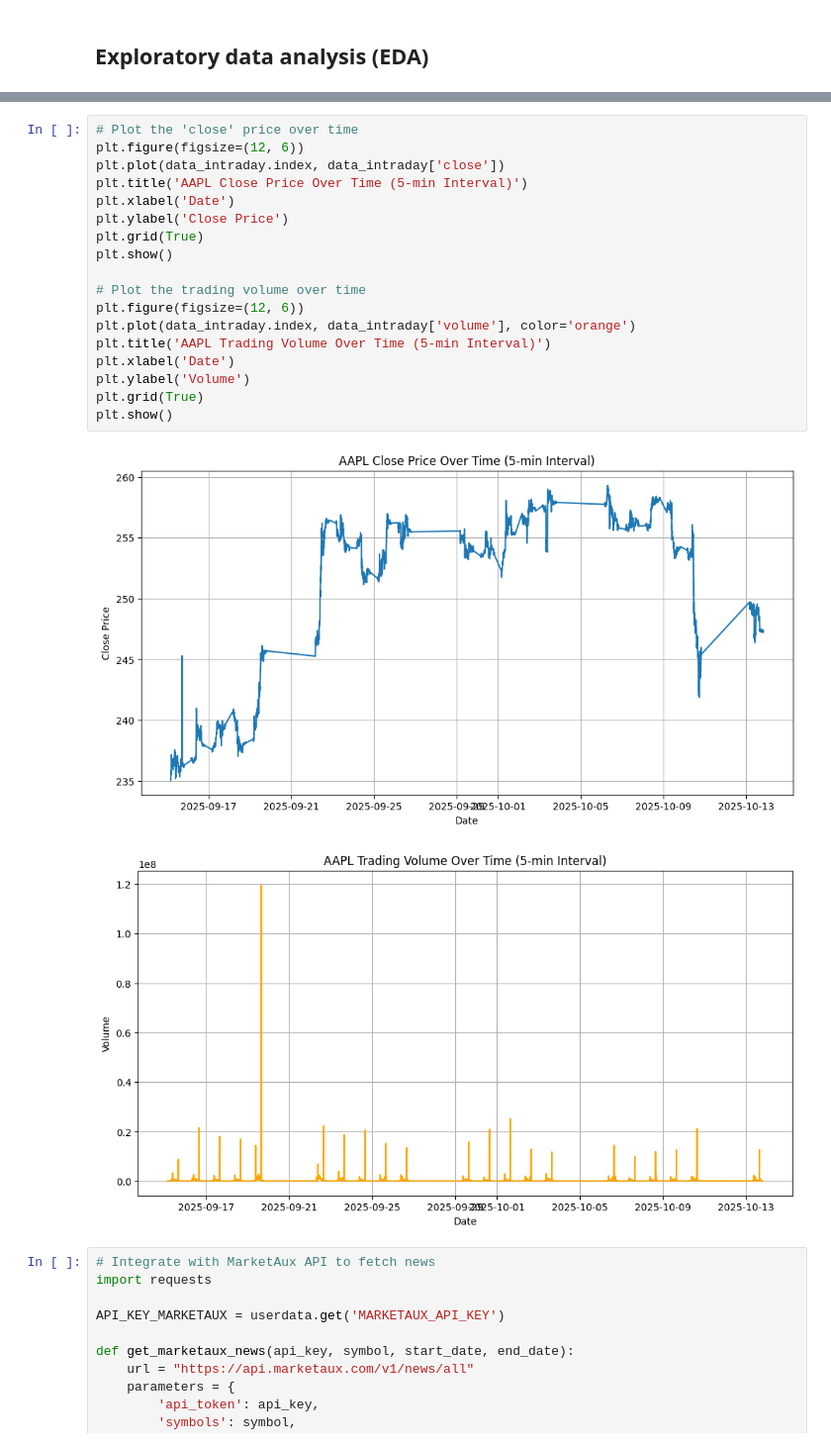
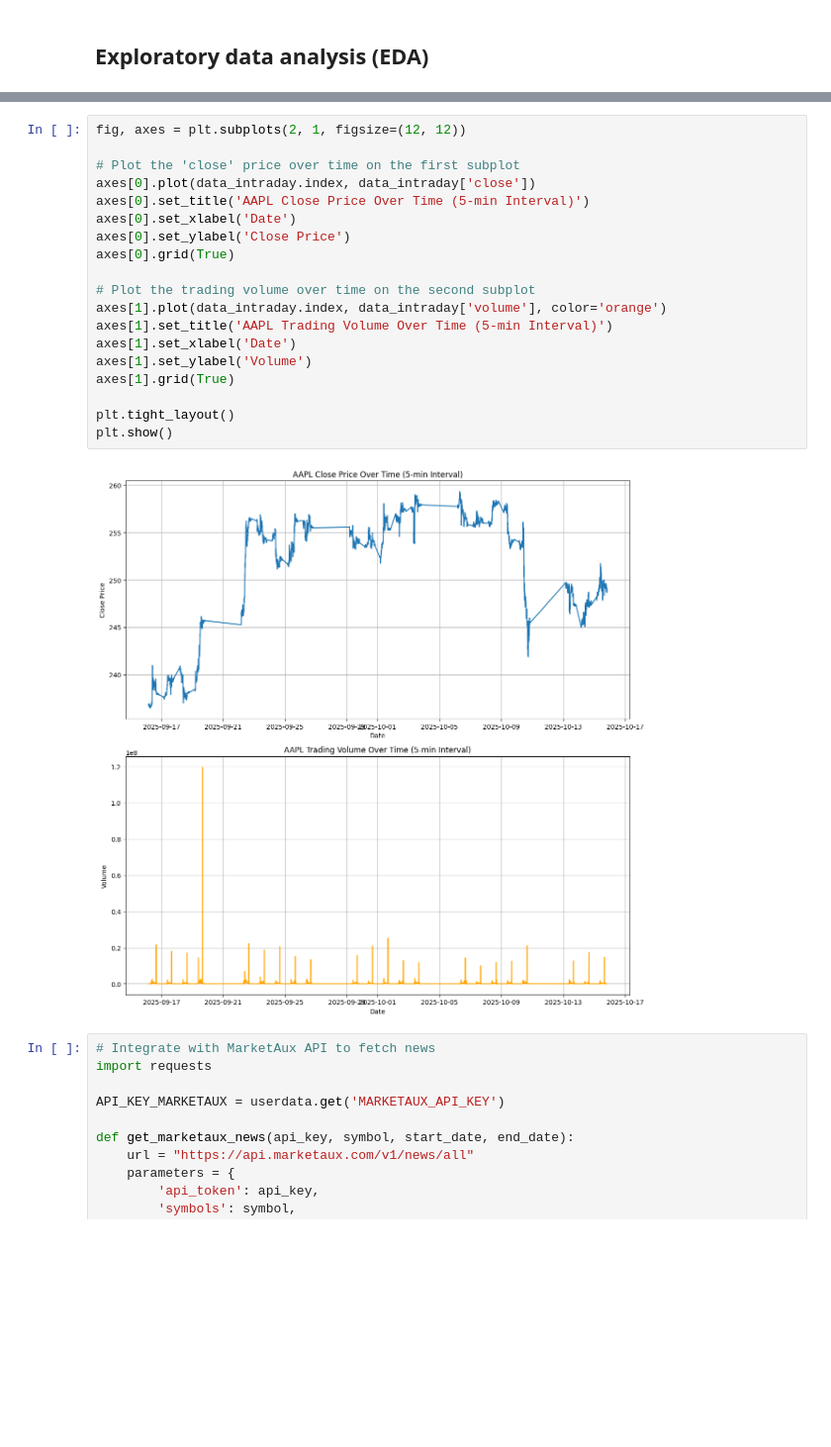
Before and after one commit to Abigail6on/Stock-Intraday-Analysis-and-Prediction, a Jupyter notebook: AAPL_Intraday_Analysis_and_Prediction.ipynb, the cells around one changed output, grey strips where cells are left out. Shown at 99% size. Drawn from its saved outputs; the diff is of its cells as text; blank space fills up the shorter version.

```diff
--- a/AAPL_Intraday_Analysis_and_Prediction.ipynb
+++ b/AAPL_Intraday_Analysis_and_Prediction.ipynb
@@ -124,25 +124,25 @@ Descriptive statistics for the cleaned data_intraday:
 | max | 259.310000 | 272.047900 | 259.210000 | 259.300000 | 1.194788e+08 |
 # %%
-# Plot the 'close' price over time
-plt.figure(figsize=(12, 6))
-plt.plot(data_intraday.index, data_intraday['close'])
-plt.title('AAPL Close Price Over Time (5-min Interval)')
-plt.xlabel('Date')
-plt.ylabel('Close Price')
-plt.grid(True)
+fig, axes = plt.subplots(2, 1, figsize=(12, 12))
+
+# Plot the 'close' price over time on the first subplot
+axes[0].plot(data_intraday.index, data_intraday['close'])
+axes[0].set_title('AAPL Close Price Over Time (5-min Interval)')
+axes[0].set_xlabel('Date')
+axes[0].set_ylabel('Close Price')
+axes[0].grid(True)
+
+# Plot the trading volume over time on the second subplot
+axes[1].plot(data_intraday.index, data_intraday['volume'], color='orange')
+axes[1].set_title('AAPL Trading Volume Over Time (5-min Interval)')
+axes[1].set_xlabel('Date')
+axes[1].set_ylabel('Volume')
+axes[1].grid(True)
+
+plt.tight_layout()
 plt.show()
-
-# Plot the trading volume over time
-plt.figure(figsize=(12, 6))
-plt.plot(data_intraday.index, data_intraday['volume'], color='orange')
-plt.title('AAPL Trading Volume Over Time (5-min Interval)')
-plt.xlabel('Date')
-plt.ylabel('Volume')
-plt.grid(True)
-plt.show()
 # %% [output]
-[figure, old version]
+[figure, new version]
-[figure, removed]
 # %%
 # Integrate with MarketAux API to fetch news
 import requests
```
Also changed, not shown: parts of 33 cells of this notebook.
